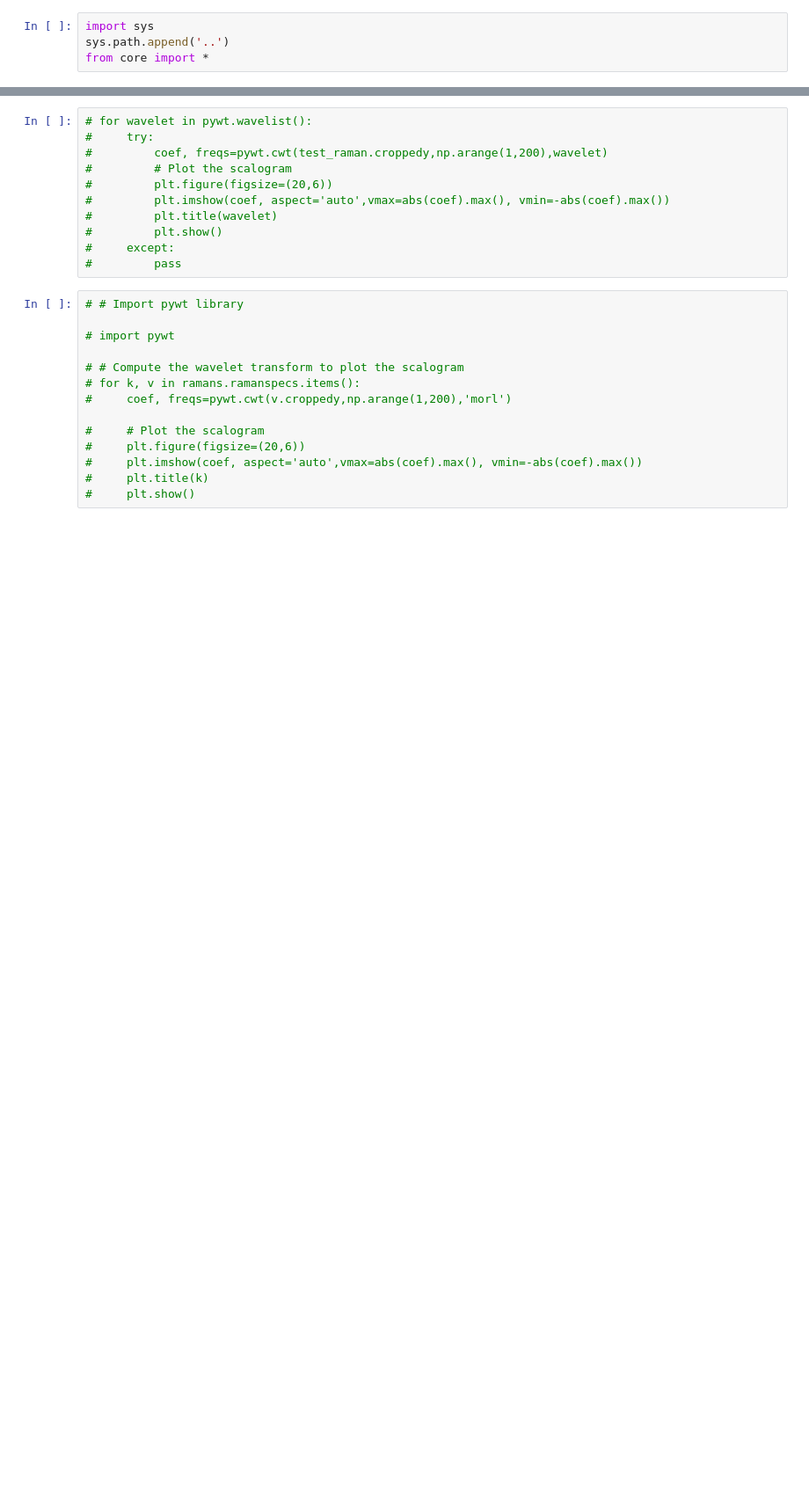
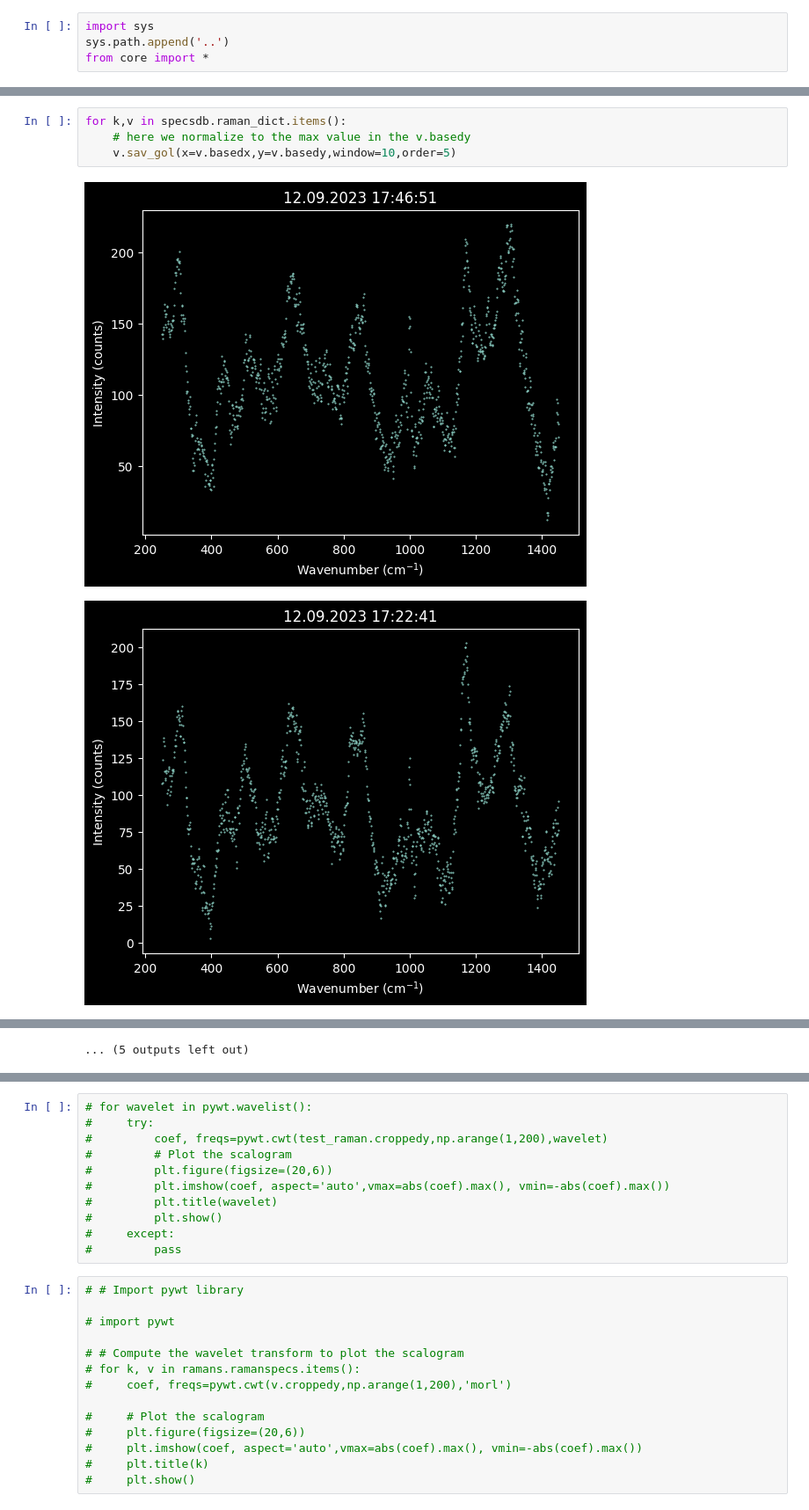
Before and after one commit to oftavira/raman, a Jupyter notebook: ogomp/main.ipynb, the cells around one changed output, grey strips where cells are left out. Shown at 88% size. Cells and saved outputs as stored; diff of their text form; blank space fills up the shorter version.

```diff
--- a/ogomp/main.ipynb
+++ b/ogomp/main.ipynb
@@ -85,0 +63,7 @@ len(ramans.ramans)
+# %%
+for k,v in specsdb.raman_dict.items():
+    # here we normalize to the max value in the v.basedy
+    v.sav_gol(x=v.basedx,y=v.basedy,window=10,order=5)
+# %% [output]
+[figure, added]
+[figure, added]
@@ -85,0 +80 @@ len(ramans.ramans)
+... (5 outputs left out)
```
Also changed, not shown: parts of 29 cells of this notebook, 1 other file.
